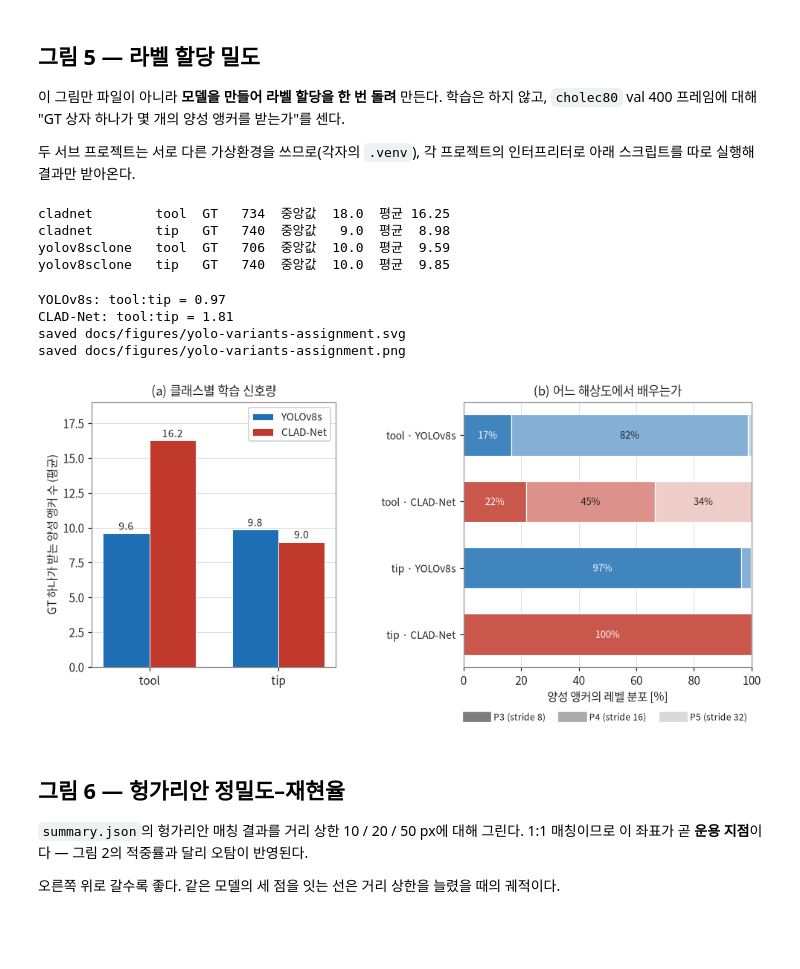
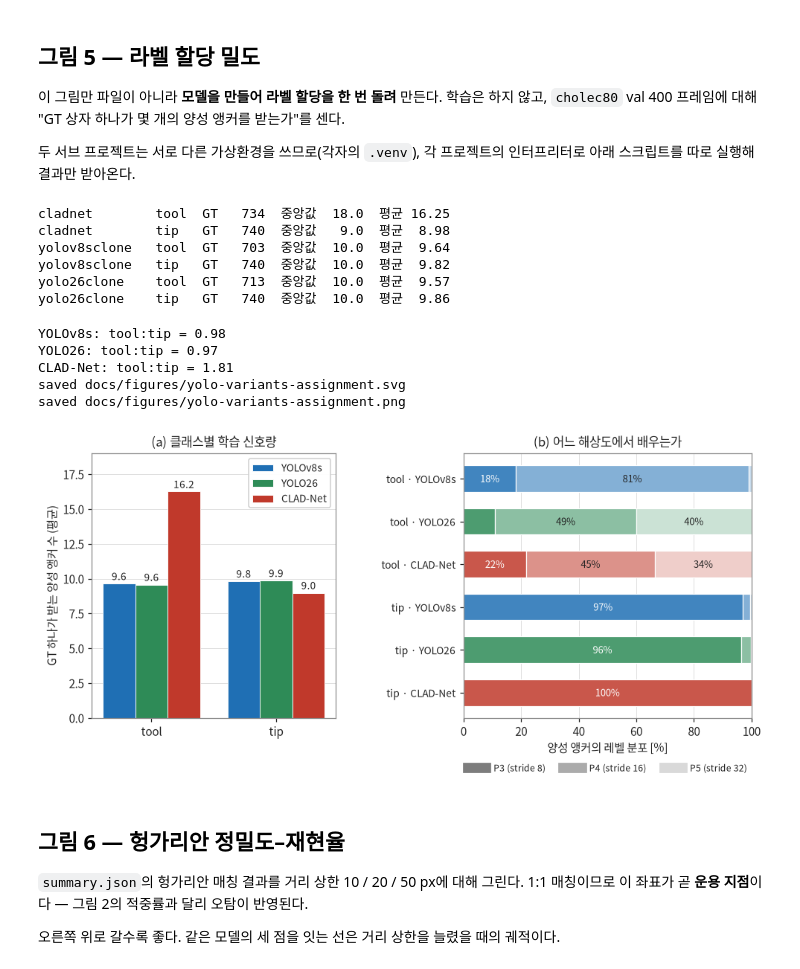
Before and after one commit to doosik71/tooltip-detector, a Jupyter notebook: notebook/reports-yolo-variants-graph.ipynb, the cells around one changed output. Cells and saved outputs as stored; diff of their text form; code cells hidden in the pictures; blank space fills up the shorter version.

```diff
--- a/notebook/reports-yolo-variants-graph.ipynb
+++ b/notebook/reports-yolo-variants-graph.ipynb
@@ -64,21 +64,23 @@ mpl.rcParams.update({
     "axes.unicode_minus": False,
 })
 
-# 한 모델 = 한 색. 두 검출기는 진한 색, 세그멘테이션 비교군은 회색 계열로 눌러 둔다.
+# 한 모델 = 한 색. 세 검출기는 진한 색, 세그멘테이션 비교군은 회색 계열로 눌러 둔다.
 COLOR = {
     "yolov8sclone": "#1f6fb4",
+    "yolo26clone": "#2e8b57",
     "cladnet": "#c0392b",
     "gaussian-tip": "#7f8c8d",
     "gradient-seg": "#b0b7bb",
 }
 LABEL = {
     "yolov8sclone": "YOLOv8s",
+    "yolo26clone": "YOLO26",
     "cladnet": "CLAD-Net",
     "gaussian-tip": "tooltip-detector (gaussian-tip)",
     "gradient-seg": "tooltip-detector (gradient-seg)",
 }
 DATASETS = ("cholec80", "erop")
-DETECTORS = ("yolov8sclone", "cladnet")
+DETECTORS = ("yolov8sclone", "yolo26clone", "cladnet")
 SEGMENTATION = ("gaussian-tip", "gradient-seg")
 MODELS = DETECTORS + SEGMENTATION
 
@@ -169,10 +173,10 @@ fig, axes = plt.subplots(1, 2, figsize=(9.6, 3.8), sharey=True)
 
 metrics = [("map50", "mAP@0.5"), ("tool", "tool AP@0.5"), ("tip", "tip AP@0.5")]
 x = np.arange(len(metrics))
-width = 0.36
+width = 0.26
 
 for axis, dataset in zip(axes, DATASETS):
-    for offset, model in zip((-width / 2, width / 2), DETECTORS):
+    for offset, model in zip(np.linspace(-width, width, len(DETECTORS)), DETECTORS):
         detection = SUMMARY[(model, dataset)]["detection"]
         values = [detection["map50"],
                   detection["per_class"]["tool"]["ap50"],
@@ -280,6 +284,9 @@ def read_curve(model: str, dataset: str) -> tuple[np.ndarray, np.ndarray]:
     return (np.array([int(r["epoch"]) for r in rows]),
             np.array([float(r["map50_95"]) for r in rows]))
 
+
+# YOLOv8s와 YOLO26의 최고점이 거의 겹치므로 한쪽 주석을 곡선 위로 올린다
+ANNOT_DY = {"yolov8sclone": -17, "yolo26clone": 10, "cladnet": -17}
 
 fig, axes = plt.subplots(1, 2, figsize=(10.4, 4.0))
 
@@ -291,7 +298,7 @@ for axis, dataset in zip(axes, DATASETS):
         axis.plot(epochs[best], fitness[best], "o", color=COLOR[model], markersize=6,
                   markeredgecolor="white", markeredgewidth=1.0, zorder=5)
         axis.annotate(f"최고 {epochs[best]}ep", (epochs[best], fitness[best]),
-                      textcoords="offset points", xytext=(0, -16), ha="center",
+                      textcoords="offset points", xytext=(0, ANNOT_DY[model]), ha="center",
                       fontsize=8, color=COLOR[model])
     axis.set_xlabel("에포크")
     axis.set_title(f"{dataset}  (val 1,500 프레임 표본)")
@@ -325,12 +332,12 @@ from common.inference import Detector, default_model_path
 from common.loss import DetectionLoss
 
 det = Detector(default_model_path('cholec80'), DEVICE); model = det.model.train()
-crit = DetectionLoss(model)
+KIND = KIND_PLACEHOLDER
+crit = DetectionLoss(model, epochs=1) if KIND == 'e2e' else DetectionLoss(model)
 ds = SurgicalDetectionDataset('cholec80', 'val', 640, augment=False, limit=400,
                               tip_box_size=det.tip_box_size)
 dl = DataLoader(ds, batch_size=16, shuffle=False, num_workers=4, collate_fn=collate)
 per_class = defaultdict(list); level_hits = defaultdict(lambda: defaultdict(int))
-KIND = KIND_PLACEHOLDER
 
 with torch.no_grad():
     for images, targets, _ in dl:
@@ -351,17 +358,37 @@ with torch.no_grad():
                 per_class[key[1]].append(n)
         else:
             from common.model import make_anchors
-            bs = images.shape[0]
-            sizes = [o.shape[2] * o.shape[3] for o in outs]
-            flat = torch.cat([o.view(bs, crit.num_outputs, -1) for o in outs], 2)
-            pd, ps = flat.split((crit.reg_max * 4, crit.num_classes), 1)
-            ps = ps.permute(0, 2, 1).contiguous(); pd = pd.permute(0, 2, 1).contiguous()
-            imgsz = torch.tensor(outs[0].shape[2:], device=DEVICE, dtype=ps.dtype) * crit.strides[0]
-            ap, st = make_anchors(outs, crit.strides)
-            prep = crit._preprocess(targets.to(DEVICE), bs, scale=imgsz[[1, 0]])
-            gl, gb = prep.split((1, 4), 2); mask = gb.sum(2, keepdim=True).gt_(0)
-            pb = crit._decode_boxes(ap, pd)
-            _, _, _, fg, tidx = crit.assigner(ps.detach().sigmoid(),
+            if KIND == 'tal':
+                bs = images.shape[0]
+                sizes = [o.shape[2] * o.shape[3] for o in outs]
+                flat = torch.cat([o.view(bs, crit.num_outputs, -1) for o in outs], 2)
+                pd, ps = flat.split((crit.reg_max * 4, crit.num_classes), 1)
+                ps = ps.permute(0, 2, 1).contiguous(); pd = pd.permute(0, 2, 1).contiguous()
+                imgsz = torch.tensor(outs[0].shape[2:], device=DEVICE, dtype=ps.dtype) * crit.strides[0]
+                ap, st = make_anchors(outs, crit.strides)
+                prep = crit._preprocess(targets.to(DEVICE), bs, scale=imgsz[[1, 0]])
+                gl, gb = prep.split((1, 4), 2); mask = gb.sum(2, keepdim=True).gt_(0)
+                pb = crit._decode_boxes(ap, pd)
+                assigner = crit.assigner
+            else:
+                # YOLO26: the head returns both branches. one2many is the one that
+                # shapes the backbone, and its topk=10 matches YOLOv8's, so that is
+                # the branch to compare. Boxes come out as four distances already
+                # (reg_max=1), so there is no DFL integral to take.
+                from common.model import dist2bbox
+                branch = crit.one2many
+                pred = outs['one2many']; feats = pred['feats']
+                bs = pred['boxes'].shape[0]
+                sizes = [f.shape[2] * f.shape[3] for f in feats]
+                pd = pred['boxes'].permute(0, 2, 1).contiguous()
+                ps = pred['scores'].permute(0, 2, 1).contiguous()
+                imgsz = torch.tensor(feats[0].shape[2:], device=DEVICE, dtype=ps.dtype) * branch.strides[0]
+                ap, st = make_anchors(feats, branch.strides)
+                prep = branch._preprocess(targets.to(DEVICE), bs, scale=imgsz[[1, 0]])
+                gl, gb = prep.split((1, 4), 2); mask = gb.sum(2, keepdim=True).gt_(0)
+                pb = dist2bbox(pd, ap, xywh=False)
+                assigner = branch.assigner
+            _, _, _, fg, tidx = assigner(ps.detach().sigmoid(),
                 (pb.detach() * st).type(gb.dtype), ap * st, gl, gb, mask)
             bounds = np.cumsum([0] + sizes)
             for b in range(bs):
@@ -390,7 +417,7 @@ def run_diagnostic(model: str, kind: str, device: str = "cuda:1") -> dict:
     script = (f"PROJECT={str(project)!r}\nDEVICE={device!r}\n"
               + DIAGNOSTIC.replace("KIND_PLACEHOLDER", repr(kind)))
     command = ["uv", "run", "--project", str(project), "python", "-c", script]
-    if model == "yolov8sclone":                       # 루트 가상환경을 그대로 쓴다
+    if model in ("yolov8sclone", "yolo26clone"):      # 루트 가상환경을 그대로 쓴다
         command = ["uv", "run", "--project", str(REPO_ROOT), "python", "-c", script]
     completed = subprocess.run(command, cwd=project, capture_output=True, text=True)
     line = next((l for l in completed.stdout.splitlines() if l.startswith("RESULT ")), None)
@@ -402,6 +429,7 @@ def run_diagnostic(model: str, kind: str, device: str = "cuda:1") -> dict:
 ASSIGNMENT = {
     "cladnet": run_diagnostic("cladnet", "anchor"),
     "yolov8sclone": run_diagnostic("yolov8sclone", "tal"),
+    "yolo26clone": run_diagnostic("yolo26clone", "e2e"),
 }
 for model, payload in ASSIGNMENT.items():
     for cls, name in (("0", "tool"), ("1", "tip")):
@@ -410,8 +438,10 @@ for model, payload in ASSIGNMENT.items():
 # %% [output]
 cladnet        tool  GT   734  중앙값  18.0  평균 16.25
 cladnet        tip   GT   740  중앙값   9.0  평균  8.98
-yolov8sclone   tool  GT   706  중앙값  10.0  평균  9.59
-yolov8sclone   tip   GT   740  중앙값  10.0  평균  9.85
+yolov8sclone   tool  GT   703  중앙값  10.0  평균  9.64
+yolov8sclone   tip   GT   740  중앙값  10.0  평균  9.82
+yolo26clone    tool  GT   713  중앙값  10.0  평균  9.57
+yolo26clone    tip   GT   740  중앙값  10.0  평균  9.86
 # %%
 fig, axes = plt.subplots(1, 2, figsize=(10.4, 4.2),
                          gridspec_kw={"width_ratios": [1.0, 1.18], "wspace": 0.48})
@@ -419,8 +449,8 @@ fig, axes = plt.subplots(1, 2, figsize=(10.4, 4.2),
 # (a) GT 하나가 받는 양성 앵커 수
 axis = axes[0]
 x = np.arange(2)
-width = 0.36
-for offset, model in zip((-width / 2, width / 2), DETECTORS):
+width = 0.26
+for offset, model in zip(np.linspace(-width, width, len(DETECTORS)), DETECTORS):
     means = [np.mean(ASSIGNMENT[model]["counts"][cls]) for cls in ("0", "1")]
     bars = axis.bar(x + offset, means, width, label=LABEL[model],
                     color=COLOR[model], edgecolor="white", linewidth=0.6)
@@ -448,35 +478,36 @@ levels = ("P3 (stride 8)", "P4 (stride 16)", "P5 (stride 32)")
 for level in range(3):
     widths = []
     for model, cls in rows:
         hits = ASSIGNMENT[model]["levels"][cls]
         widths.append(100.0 * hits.get(str(level), 0) / max(sum(hits.values()), 1))
     widths = np.array(widths)
     axis.barh(y, widths, 0.62, left=left,
               color=[mix(COLOR[m], "#ffffff", 0.15 + 0.30 * level) for m, _ in rows],
               edgecolor="white", linewidth=0.8)
     for index, (value, start) in enumerate(zip(widths, left)):
         if value >= 12:
             axis.text(start + value / 2, y[index], f"{value:.0f}%", ha="center", va="center",
                       fontsize=8.5, color="#ffffff" if level == 0 else INK)
     left += widths
 axis.set_yticks(y, labels, fontsize=9)
 axis.set_xlabel("양성 앵커의 레벨 분포 [%]")
 axis.set_title("(b) 어느 해상도에서 배우는가")
 axis.set_xlim(0, 100)
 axis.grid(axis="x", color="#dddddd", linewidth=0.6)
 axis.set_axisbelow(True)
 axis.legend(handles=[Line2D([0], [0], color=mix("#666666", "#ffffff", 0.15 + 0.30 * i),
                             linewidth=9, label=levels[i]) for i in range(3)],
             fontsize=8, loc="lower center", bbox_to_anchor=(0.5, -0.24), ncol=3,
             frameon=False)
 
 save(fig, "yolo-variants-assignment")
 # %% [output]
-YOLOv8s: tool:tip = 0.97
+YOLOv8s: tool:tip = 0.98
+YOLO26: tool:tip = 0.97
 CLAD-Net: tool:tip = 1.81
 saved docs/figures/yolo-variants-assignment.svg
 saved docs/figures/yolo-variants-assignment.png
-[figure, old version]
+[figure, new version]
 # %% [markdown]
 ## 그림 6 — 헝가리안 정밀도–재현율
 
```
Also changed, not shown: parts of 9 cells of this notebook, 24 other files.
